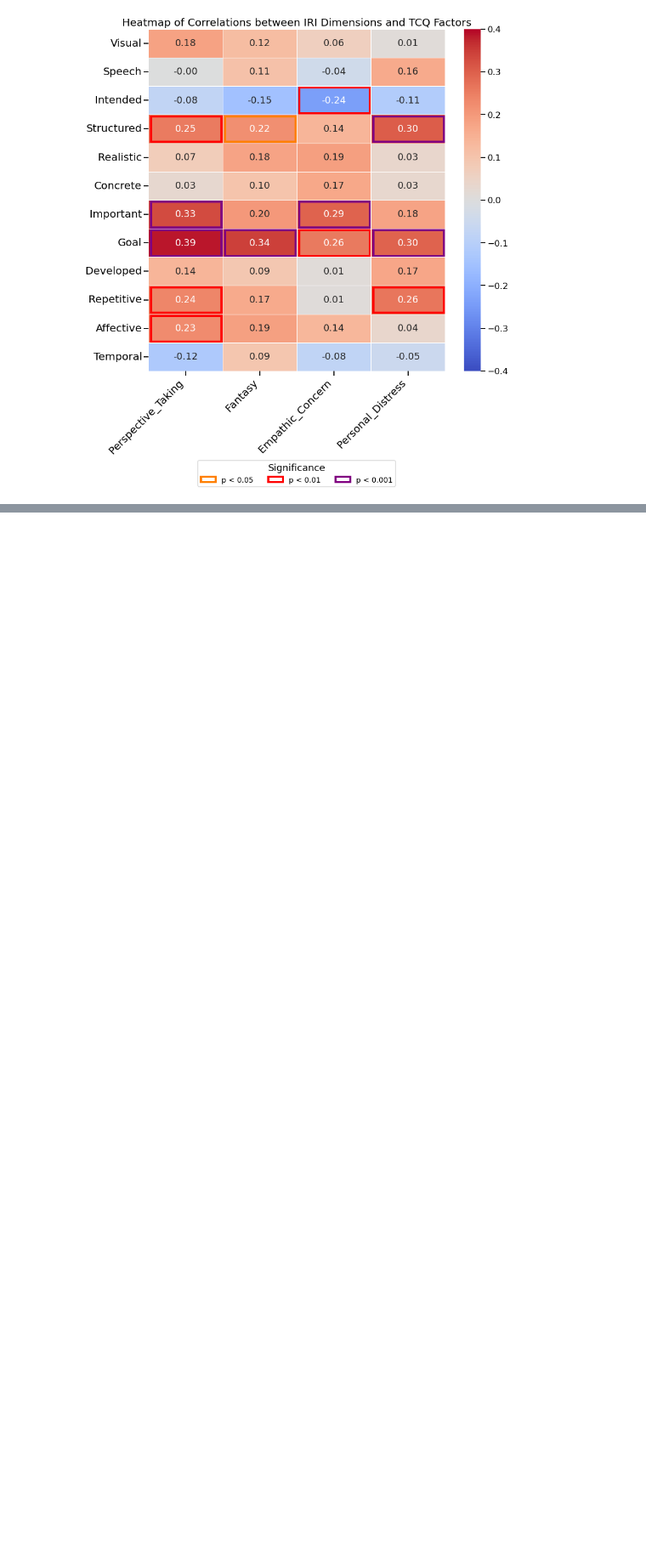
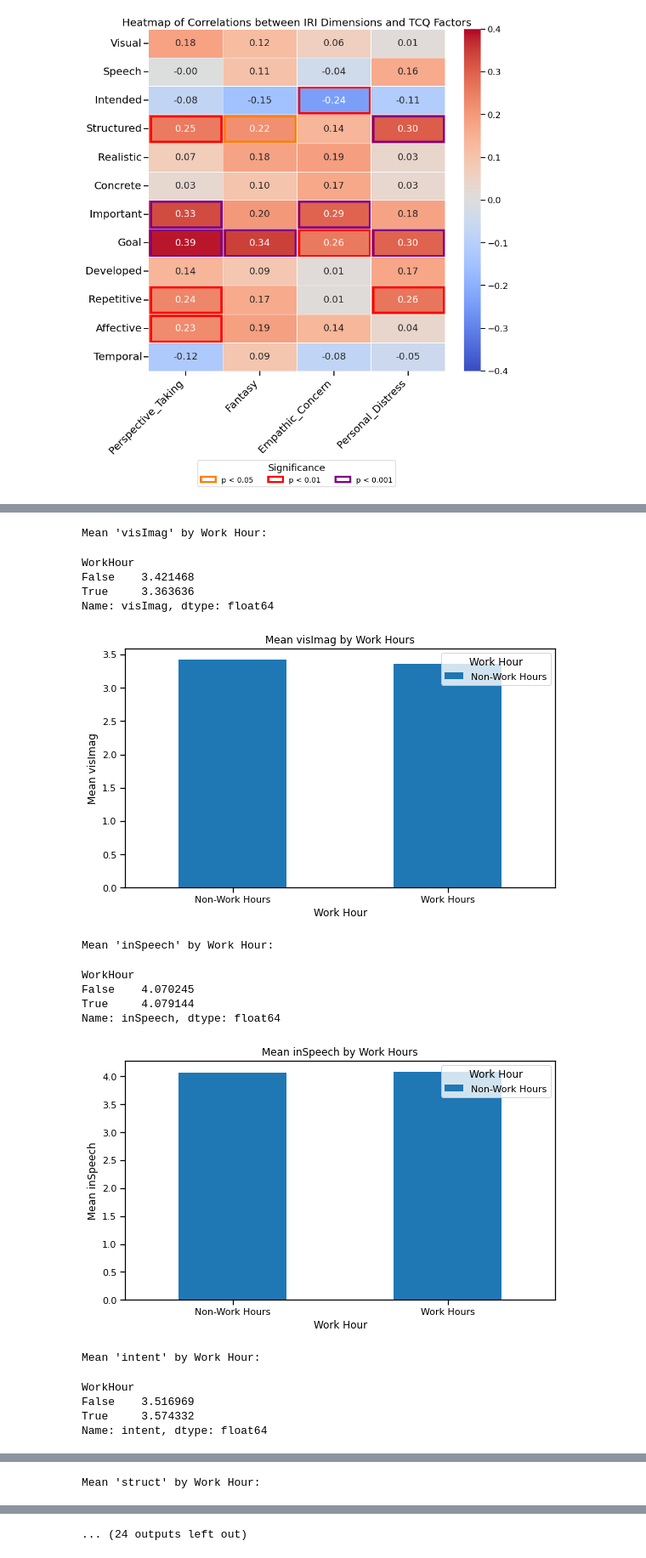
Before and after one commit to thandre6000/MindWanderAnalysis, a Jupyter notebook: notebooks/Correlations.ipynb, the cells around one changed output, grey strips where cells are left out. Shown at 85% size. Cells and saved outputs as stored; diff of their text form; code cells hidden in the pictures; blank space fills up the shorter version.

```diff
--- a/notebooks/Correlations.ipynb
+++ b/notebooks/Correlations.ipynb
@@ -776,0 +1233,37 @@ Sample Size (N) for each correlation:
+# %%
+import matplotlib.pyplot as plt
+
+# List of TCQ thought type columns
+thought_cols = ['visImag', 'inSpeech', 'intent', 'struct', 'real', 'concAbs', 'import', 'relGoal', 'fullDev', 'oftMind', 'emotVal', 'tempOr']
+
+# For each thought type, plot mean by WorkHour
+for col in thought_cols:
+    summary = tcqData.groupby(['WorkHour'])[col].mean()
+    print(f"\nMean '{col}' by Work Hour:")
+    display(summary)
+    summary.plot(kind='bar', figsize=(8,5))
+    plt.title(f"Mean {col} by Work Hours")
+    plt.ylabel(f"Mean {col}")
+    plt.xlabel('Work Hour')
+    plt.xticks([0,1], ['Non-Work Hours', 'Work Hours'], rotation=0)
+    plt.legend(['Non-Work Hours', 'Work Hours'], title='Work Hour')
+    plt.tight_layout()
+    plt.show()
+# %% [output]
+Mean 'visImag' by Work Hour:
+WorkHour
+False    3.421468
+True     3.363636
+Name: visImag, dtype: float64
+[figure, added]
+Mean 'inSpeech' by Work Hour:
+WorkHour
+False    4.070245
+True     4.079144
+Name: inSpeech, dtype: float64
+[figure, added]
+Mean 'intent' by Work Hour:
+WorkHour
+False    3.516969
+True     3.574332
+Name: intent, dtype: float64
@@ -776,0 +1271 @@ Sample Size (N) for each correlation:
+Mean 'struct' by Work Hour:
@@ -776,0 +1277 @@ Sample Size (N) for each correlation:
+... (24 outputs left out)
```
Also changed, not shown: parts of 16 cells of this notebook, 5 other files.
